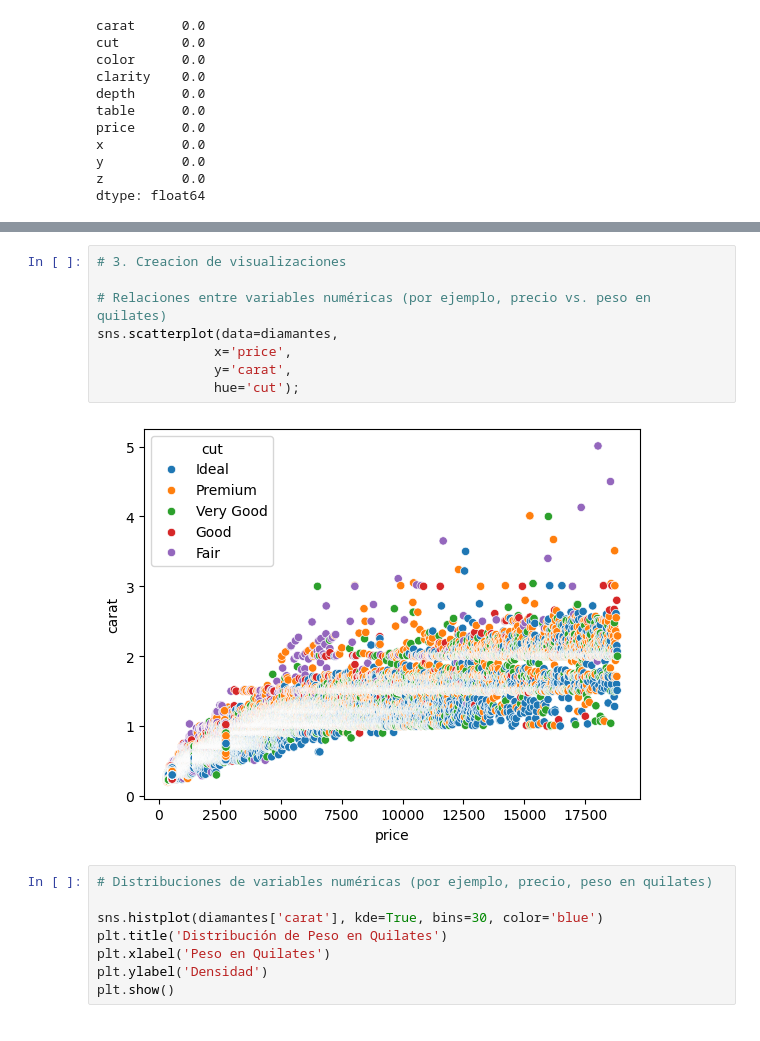
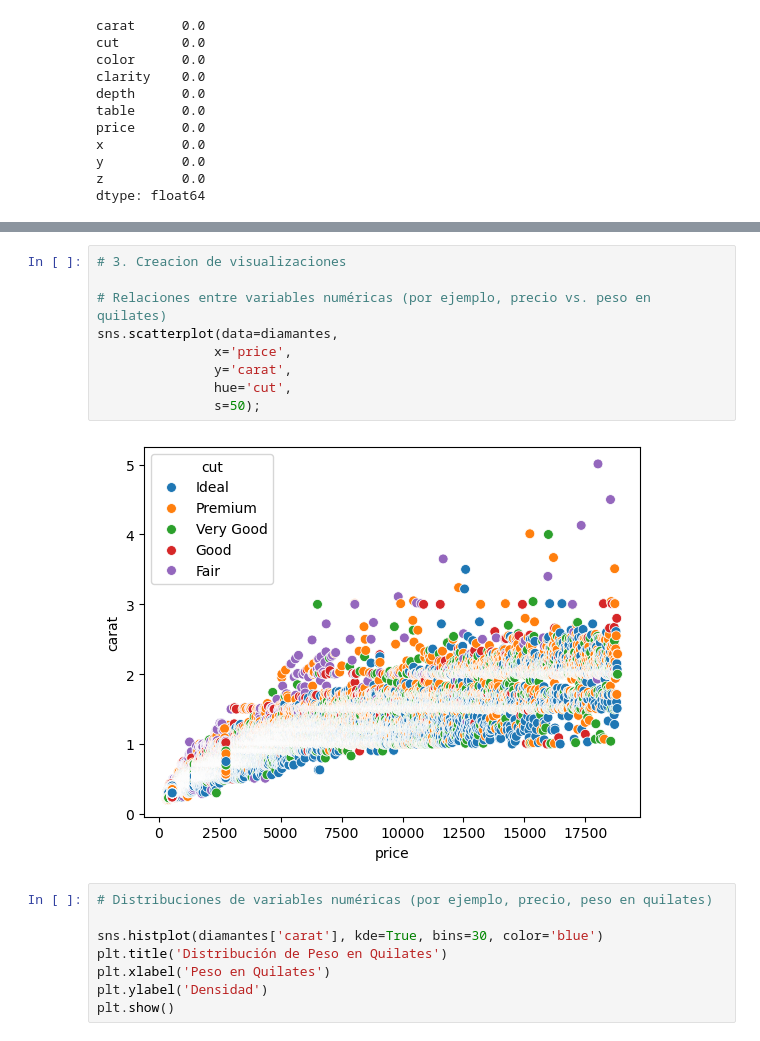
Before and after one commit to Juan8516/DashboardAnalisisDatos, a Jupyter notebook: Dashboard de un Análisis Exploratorio de Datos con Seaborn.ipynb, the cells around one changed output, grey strips where cells are left out. Drawn from its saved outputs; the diff is of its cells as text.

```diff
--- a/Dashboard de un Análisis Exploratorio de Datos con Seaborn.ipynb
+++ b/Dashboard de un Análisis Exploratorio de Datos con Seaborn.ipynb
@@ -151,13 +151,14 @@ print(diamantes)
 # %%
 # 3. Creacion de visualizaciones
 
 # Relaciones entre variables numéricas (por ejemplo, precio vs. peso en quilates)
 sns.scatterplot(data=diamantes,
                x='price',
                y='carat',
-               hue='cut');
+               hue='cut',
+               s=50);
 # %% [output]
-[figure, old version]
+[figure, new version]
 # %%
 # Distribuciones de variables numéricas (por ejemplo, precio, peso en quilates)
 
```
Also changed, not shown: parts of 2 cells of this notebook.
